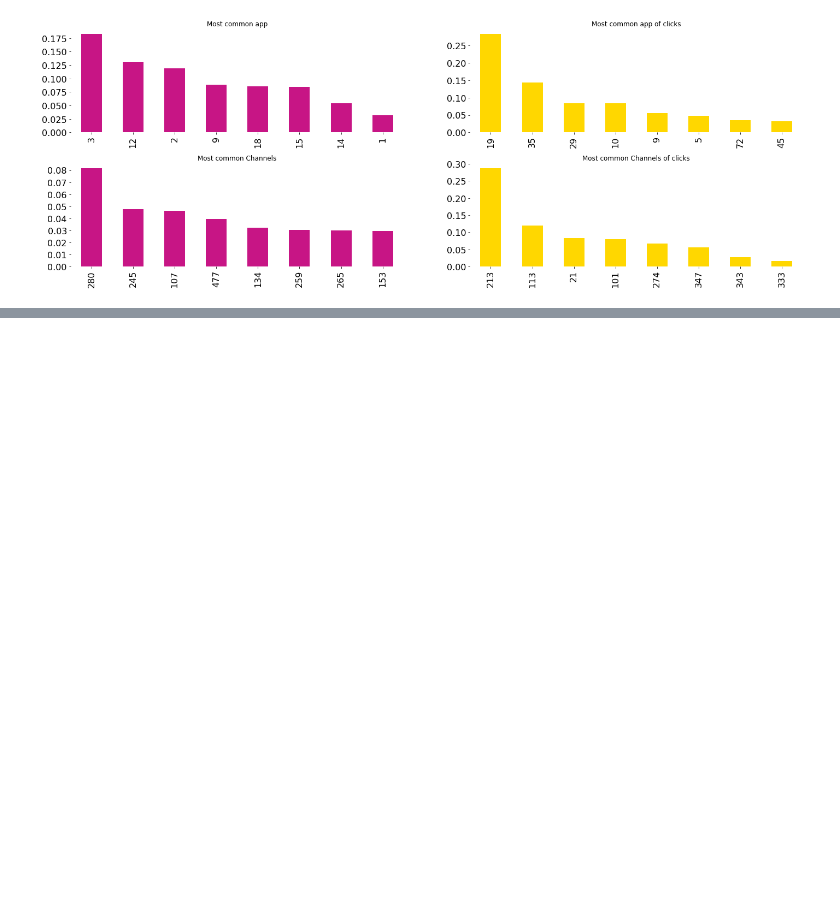
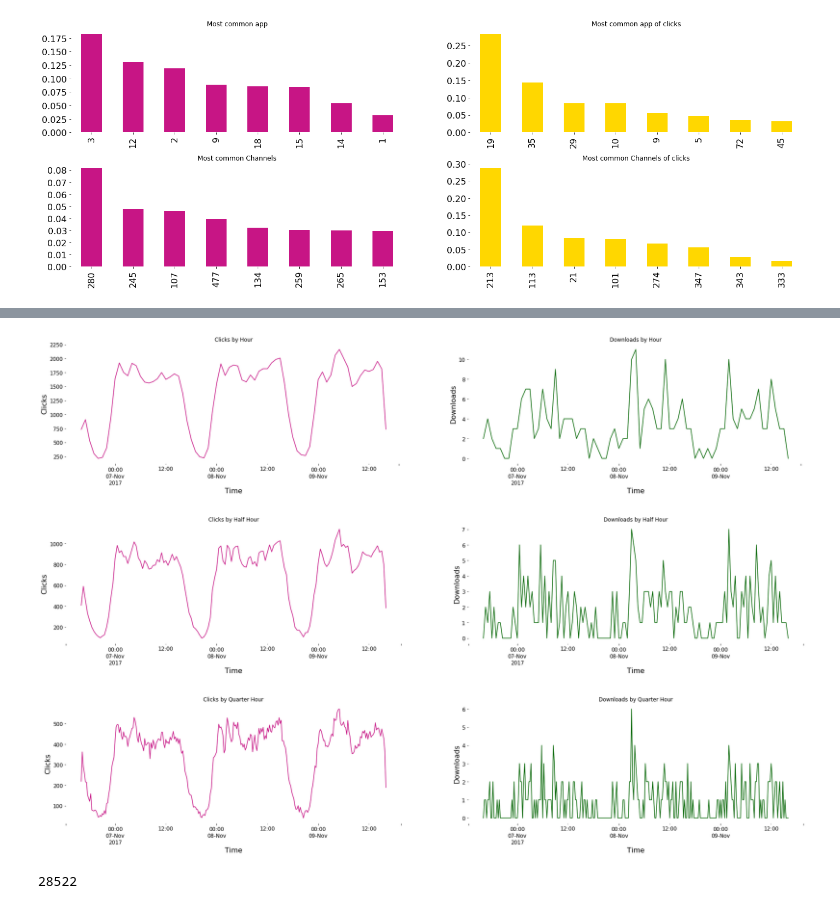
Before and after one commit to anshulrai/Kaggle-Challenges, a Jupyter notebook: TalkingData/EDA #1.ipynb, the cells around one changed output, grey strips where cells are left out. Drawn from its saved outputs; the diff is of its cells as text; code cells hidden in the pictures; blank space fills up the shorter version.

```diff
--- a/TalkingData/EDA #1.ipynb
+++ b/TalkingData/EDA #1.ipynb
@@ -199,0 +210,9 @@ sns.despine(bottom=True, left=True)
+# %%
+temp_df = sample_train.copy()
+# %%
+#temp_df.click_time.map(lambda x : print (x, '\t\t', x.round('0.25H')))
+temp_df['click_time_round_hour'] = temp_df['click_time'].dt.round('H')
+temp_df['click_time_round_half'] = temp_df['click_time'].dt.round('0.5H')
+temp_df['click_time_round_qtr'] = temp_df['click_time'].dt.round('15min')
+
+temp_df[['click_time', 'click_time_round_hour', 'click_time_round_half', 'click_time_round_qtr']]
@@ -199,0 +238,42 @@ sns.despine(bottom=True, left=True)
+# %%
+fig, axx = plt.subplots(3,2, figsize = (30, 20))
+
+temp_df.groupby('click_time_round_hour').click_time.count().plot(ax = axx[0][0], color = 'mediumvioletred', fontsize = 12)
+axx[0][0].set_title('Clicks by Hour')
+axx[0][0].set_xlabel('Time', fontsize = 16)
+axx[0][0].set_ylabel('Clicks', fontsize = 16)
+
+temp_df.groupby('click_time_round_hour').attributed_time.count().plot(ax = axx[0][1], color = 'darkgreen', fontsize = 12)
+axx[0][1].set_title('Downloads by Hour')
+axx[0][1].set_xlabel('Time', fontsize = 16)
+axx[0][1].set_ylabel('Downloads', fontsize = 16)
+
+temp_df.groupby('click_time_round_half').click_time.count().plot(ax = axx[1][0], color = 'mediumvioletred', fontsize = 12)
+axx[1][0].set_title('Clicks by Half Hour')
+axx[1][0].set_xlabel('Time', fontsize = 16)
+axx[1][0].set_ylabel('Clicks', fontsize = 16)
+
+temp_df.groupby('click_time_round_half').attributed_time.count().plot(ax = axx[1][1], color = 'darkgreen', fontsize = 12)
+axx[1][1].set_title('Downloads by Half Hour')
+axx[1][1].set_xlabel('Time', fontsize = 16)
+axx[1][1].set_ylabel('Downloads', fontsize = 16)
+
+temp_df.groupby('click_time_round_qtr').click_time.count().plot(ax = axx[2][0], color = 'mediumvioletred', fontsize = 12)
+axx[2][0].set_title('Clicks by Quarter Hour')
+axx[2][0].set_xlabel('Time', fontsize = 16)
+axx[2][0].set_ylabel('Clicks', fontsize = 16)
+
+temp_df.groupby('click_time_round_qtr').attributed_time.count().plot(ax = axx[2][1], color = 'darkgreen', fontsize = 12)
+axx[2][1].set_title('Downloads by Quarter Hour')
+axx[2][1].set_xlabel('Time', fontsize = 16)
+axx[2][1].set_ylabel('Downloads', fontsize = 16)
+
+plt.subplots_adjust(hspace=.5)
+
+sns.despine(bottom=True, left=True)
+# %% [output]
+[figure, added]
+# %%
+gc.collect()
+# %% [output]
+28522
```
Also changed, not shown: parts of 3 cells of this notebook.
